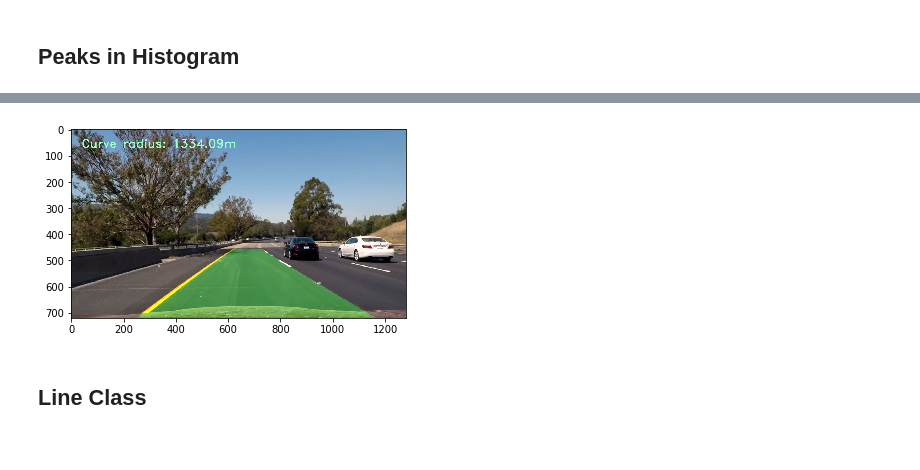
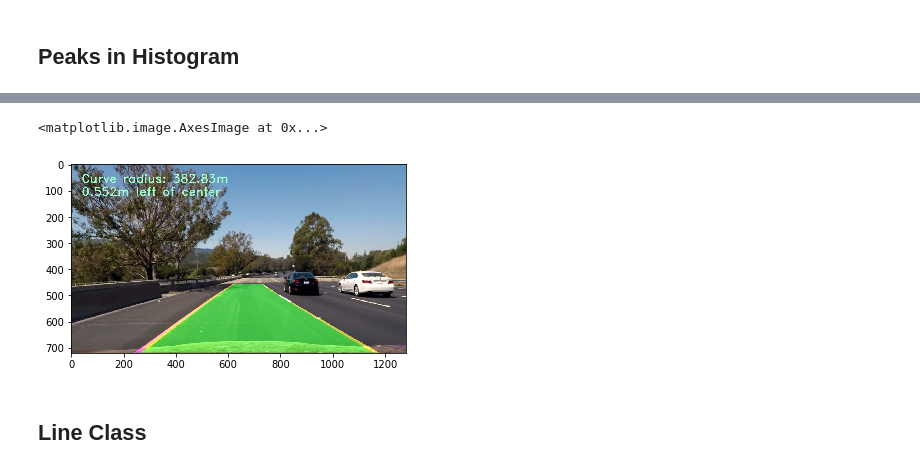
Before and after one commit to jasonashton/CarND-Advanced-Lane-Lines, a Jupyter notebook: lane_lines.ipynb, the cells around one changed output, grey strips where cells are left out. Cells and saved outputs as stored; diff of their text form; code cells hidden in the pictures.

```diff
--- a/lane_lines.ipynb
+++ b/lane_lines.ipynb
@@ -241,6 +241,7 @@ def find_lanes(binary_warped):
     # Create empty lists to receive left and right lane pixel indices
     left_lane_inds = []
     right_lane_inds = []
+    box_data = []
 
     # Step through the windows one by one
     for window in range(nwindows):
@@ -251,6 +252,7 @@ def find_lanes(binary_warped):
         win_xleft_high = leftx_current + margin
         win_xright_low = rightx_current - margin
         win_xright_high = rightx_current + margin
+        box_data.append((win_y_low, win_y_high, win_xleft_low, win_xleft_high, win_xright_low, win_xright_high))
         # Draw the windows on the visualization image
         cv2.rectangle(out_img,(win_xleft_low,win_y_low),(win_xleft_high,win_y_high), (0,255,0), 2)
         cv2.rectangle(out_img,(win_xright_low,win_y_low),(win_xright_high,win_y_high), (0,255,0), 2)
@@ -282,20 +284,10 @@ def find_lanes(binary_warped):
     left_fit = np.polyfit(lefty, leftx, 2)
     right_fit = np.polyfit(righty, rightx, 2)
 
-    # Generate x and y values for plotting
-    ploty = np.linspace(0, binary_warped.shape[0]-1, binary_warped.shape[0] )
-    left_fitx = left_fit[0]*ploty**2 + left_fit[1]*ploty + left_fit[2]
-    right_fitx = right_fit[0]*ploty**2 + right_fit[1]*ploty + right_fit[2]
+    vis_data = (box_data, histogram)
 
-    out_img[nonzeroy[left_lane_inds], nonzerox[left_lane_inds]] = [255, 0, 0]
-    out_img[nonzeroy[right_lane_inds], nonzerox[right_lane_inds]] = [0, 0, 255]
-    plt.imshow(out_img)
-    plt.plot(left_fitx, ploty, color='yellow')
-    plt.plot(right_fitx, ploty, color='yellow')
-    plt.xlim(0, 1280)
-    plt.ylim(720, 0)
+    return left_fit, right_fit, left_lane_inds, right_lane_inds, vis_data
 
-    return left_fit, right_fit, ploty
-
-left_fit, right_fit, ploty = find_lanes(lanes_warped)
+left_fit, right_fit, left_lane_inds, right_lane_inds, vis_data = find_lanes(lanes_warped)
+print('...')
 # %% [output]
@@ -394,32 +445,53 @@ curvature = measure_curvature(ploty, left_fitx, right_fitx)
 # %%
-# We have binary image named warped, ploty, left_fitx, right_fitx
-def draw_lanes(warped, undist, Minv, ploty, left_fitx, right_fitx, curvature):
+# We have binary image named warped, left_fitx, right_fitx
+def draw_lanes(warped, original, Minv, l_fit, r_fit, curv_rad, center_distance):
+    new_img = np.copy(original)
+    if l_fit is None or r_fit is None:
+        return undist
     # Create an image to draw the lines on
     warp_zero = np.zeros_like(warped).astype(np.uint8)
     color_warp = np.dstack((warp_zero, warp_zero, warp_zero))
+
+    h,w = warped.shape
+    ploty = np.linspace(0, h-1, num=h)# to cover same y-range as image
+    left_fitx = l_fit[0]*ploty**2 + l_fit[1]*ploty + l_fit[2]
+    right_fitx = r_fit[0]*ploty**2 + r_fit[1]*ploty + r_fit[2]
 
     # Recast the x and y points into usable format for cv2.fillPoly()
     pts_left = np.array([np.transpose(np.vstack([left_fitx, ploty]))])
     pts_right = np.array([np.flipud(np.transpose(np.vstack([right_fitx, ploty])))])
     pts = np.hstack((pts_left, pts_right))
 
     # Draw the lane onto the warped blank image
     cv2.fillPoly(color_warp, np.int_([pts]), (0,255, 0))
+    cv2.polylines(color_warp, np.int32([pts_left]), isClosed=False, color=(255,0,255), thickness=15)
+    cv2.polylines(color_warp, np.int32([pts_right]), isClosed=False, color=(0,255,255), thickness=15)
 
     # Warp the blank back to original image space using inverse perspective matrix (Minv)
-    newwarp = cv2.warpPerspective(color_warp, Minv, (warp_zero.shape[1], warp_zero.shape[0]))
+    newwarp = cv2.warpPerspective(color_warp, Minv, (w, h))
     # Combine the result with the original image
-    result = cv2.addWeighted(undist, 1, newwarp, 0.3, 0)
+    result = cv2.addWeighted(new_img, 1, newwarp, 0.5, 0)
+
+    # ADD TEXT
 
     font = cv2.FONT_HERSHEY_DUPLEX
-    text = 'Curve radius: ' + '{:04.2f}'.format(curvature) + 'm'
+    text = 'Curve radius: ' + '{:04.2f}'.format(curv_rad) + 'm'
     cv2.putText(result, text, (40,70), font, 1.5, (200,255,155), 2, cv2.LINE_AA)
 
-    plt.imshow(cv2.cvtColor(result, cv2.COLOR_BGR2RGB))
+    if center_distance > 0:
+        direction = 'right'
+    else:
+        direction = 'left'
+    text = '{:04.3f}'.format(abs(center_distance)) + 'm ' + direction + ' of center'
+    cv2.putText(result, text, (40, 120), font, 1.5, (200,255,155), 2, cv2.LINE_AA)
 
-draw_lanes(lanes_warped, lanes_undistorted, Minv, ploty, left_fitx, right_fitx, curvature)
+    return result
+
+out = draw_lanes(lanes_warped, lanes_undistorted, Minv, left_fit, right_fit, (radius_left+radius_right)/2, distance_center)
+plt.imshow(cv2.cvtColor(out, cv2.COLOR_BGR2RGB))
 # %% [output]
+<matplotlib.image.AxesImage at 0x...>
-[figure, old version]
+[figure, new version]
 # %% [markdown]
 ## Line Class
 # %%
```
Also changed, not shown: parts of 13 cells of this notebook.
